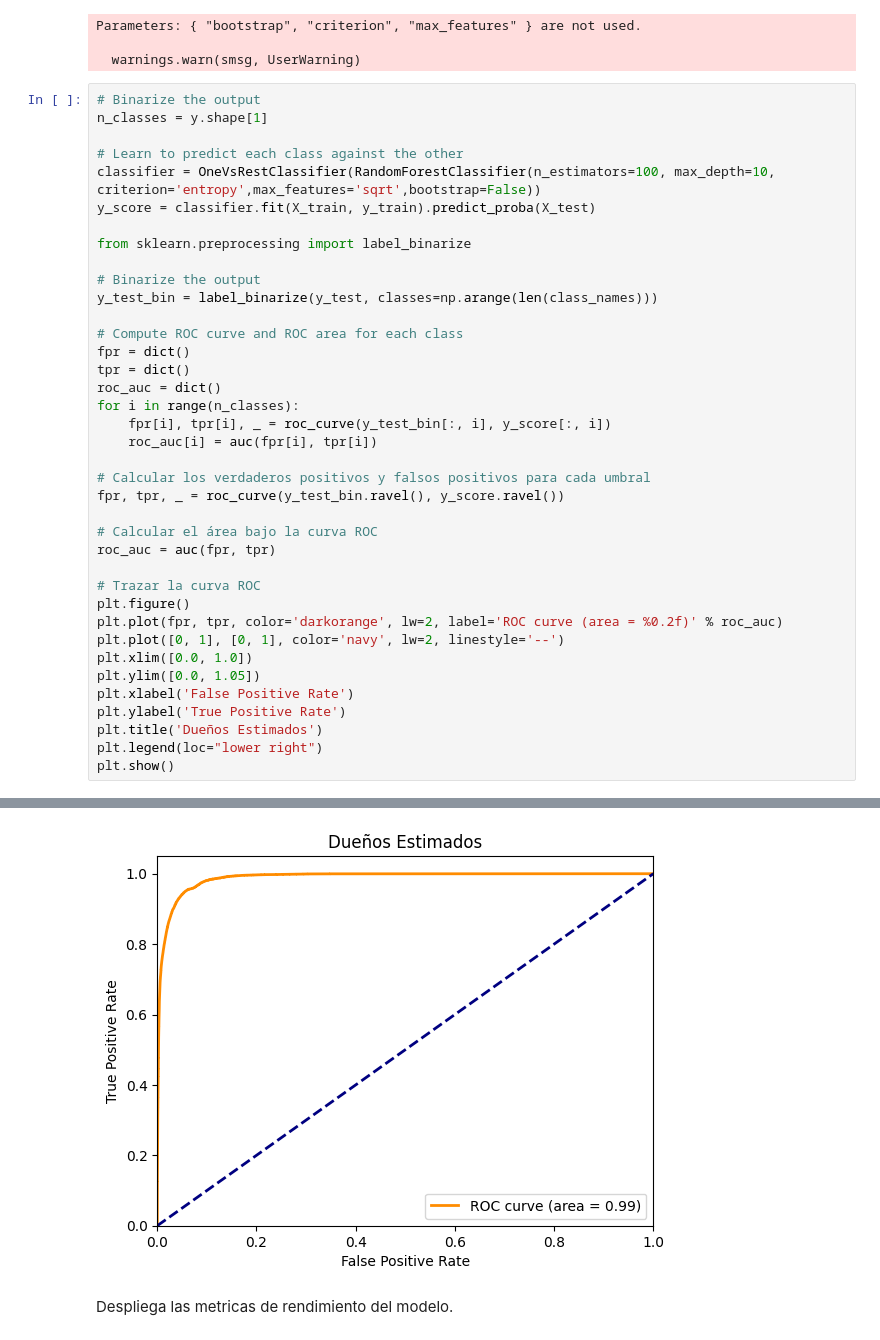
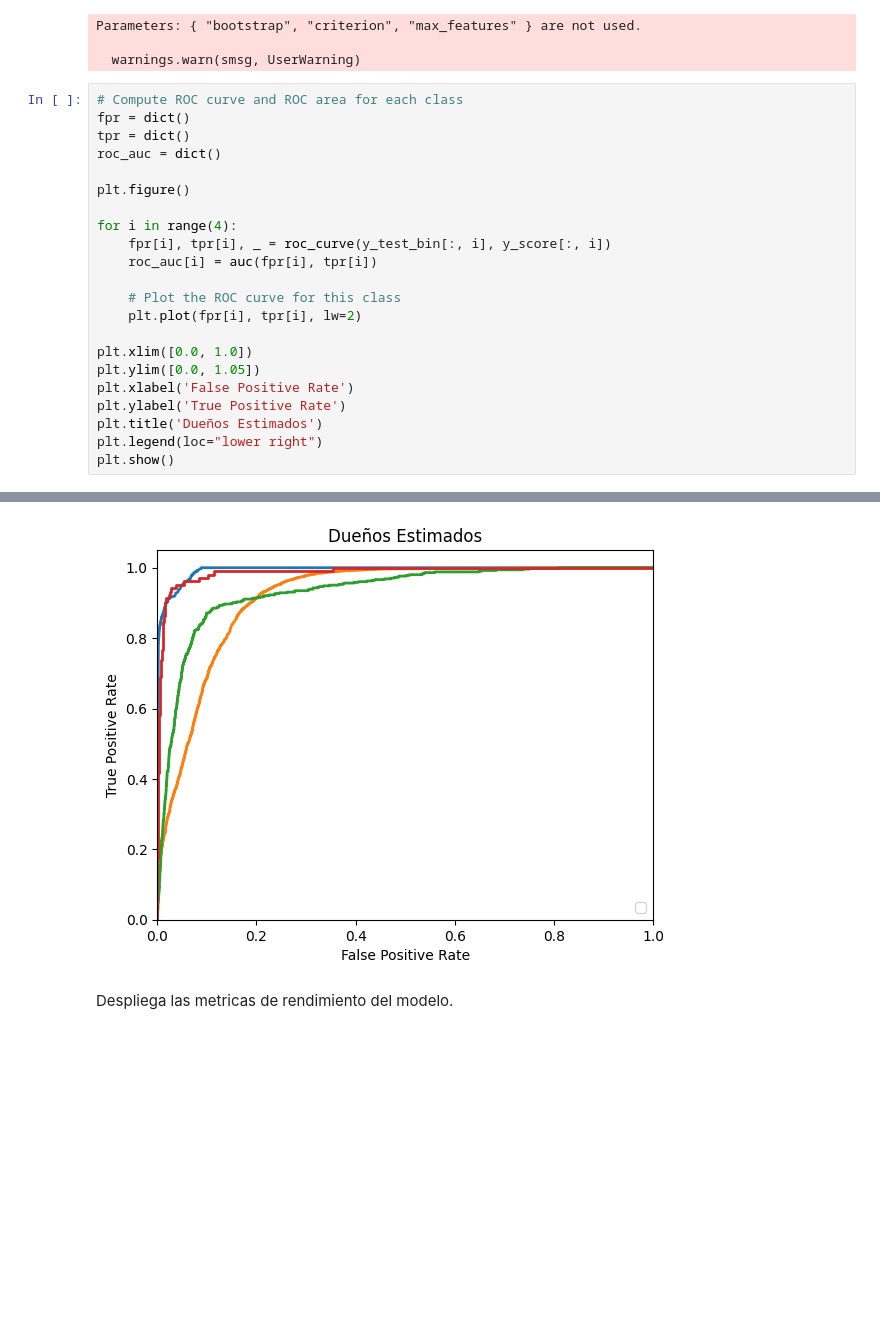
Before and after one commit to VicenteA18UCN/IDS_PROJECT, a Jupyter notebook: InformePreliminar.ipynb, the cells around one changed output, grey strips where cells are left out. Cells and saved outputs as stored; diff of their text form; blank space fills up the shorter version.

Commit message:
curva de ROC

```diff
--- a/InformePreliminar.ipynb
+++ b/InformePreliminar.ipynb
@@ -181,36 +181,20 @@ Parameters: { "bootstrap", "criterion", "max_features" } are not used.
 
   warnings.warn(smsg, UserWarning)
 # %%
-# Binarize the output
-n_classes = y.shape[1]
-
-# Learn to predict each class against the other
-classifier = OneVsRestClassifier(RandomForestClassifier(n_estimators=100, max_depth=10, criterion='entropy',max_features='sqrt',bootstrap=False))
-y_score = classifier.fit(X_train, y_train).predict_proba(X_test)
-
-from sklearn.preprocessing import label_binarize
-
-# Binarize the output
-y_test_bin = label_binarize(y_test, classes=np.arange(len(class_names)))
-
 # Compute ROC curve and ROC area for each class
 fpr = dict()
 tpr = dict()
 roc_auc = dict()
-for i in range(n_classes):
+
+plt.figure()
+
+for i in range(4):
     fpr[i], tpr[i], _ = roc_curve(y_test_bin[:, i], y_score[:, i])
     roc_auc[i] = auc(fpr[i], tpr[i])
 
-# Calcular los verdaderos positivos y falsos positivos para cada umbral
-fpr, tpr, _ = roc_curve(y_test_bin.ravel(), y_score.ravel())
+    # Plot the ROC curve for this class
+    plt.plot(fpr[i], tpr[i], lw=2)
 
-# Calcular el área bajo la curva ROC
-roc_auc = auc(fpr, tpr)
-
-# Trazar la curva ROC
-plt.figure()
-plt.plot(fpr, tpr, color='darkorange', lw=2, label='ROC curve (area = %0.2f)' % roc_auc)
-plt.plot([0, 1], [0, 1], color='navy', lw=2, linestyle='--')
 plt.xlim([0.0, 1.0])
 plt.ylim([0.0, 1.05])
 plt.xlabel('False Positive Rate')
@@ -227,4 +207,4 @@ Recall: 0.81
-[figure, old version]
+[figure, new version]
 # %% [markdown]
 Despliega las metricas de rendimiento del modelo.
 # %%
```
Also changed, not shown: parts of 4 cells of this notebook, 1 other file.
